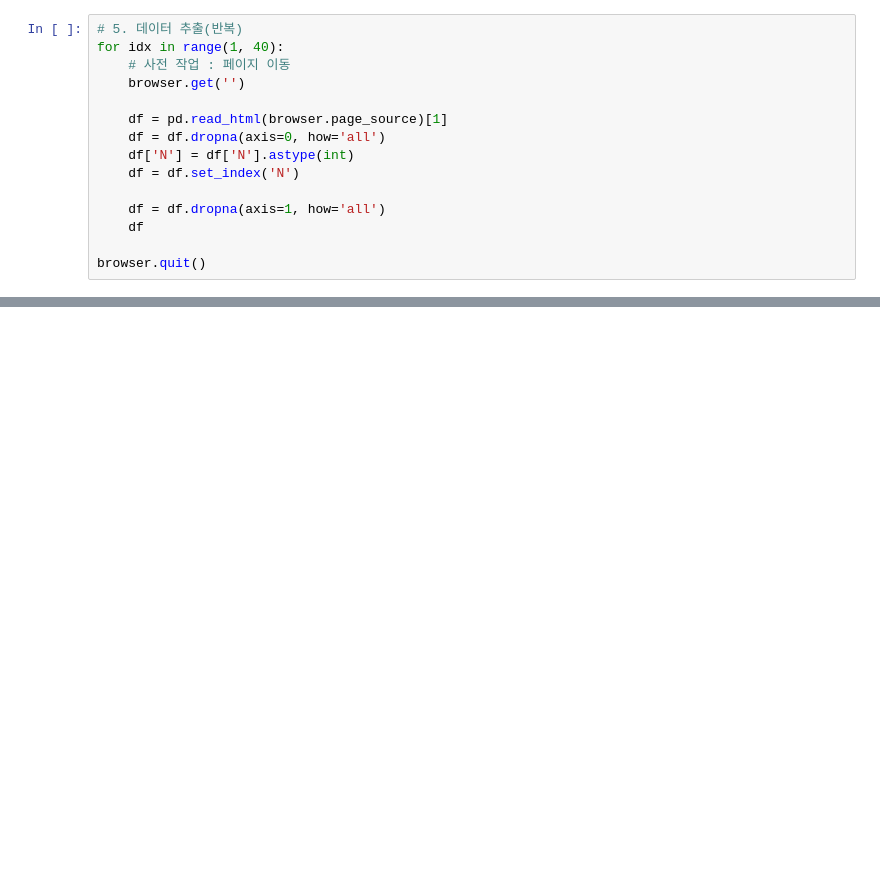
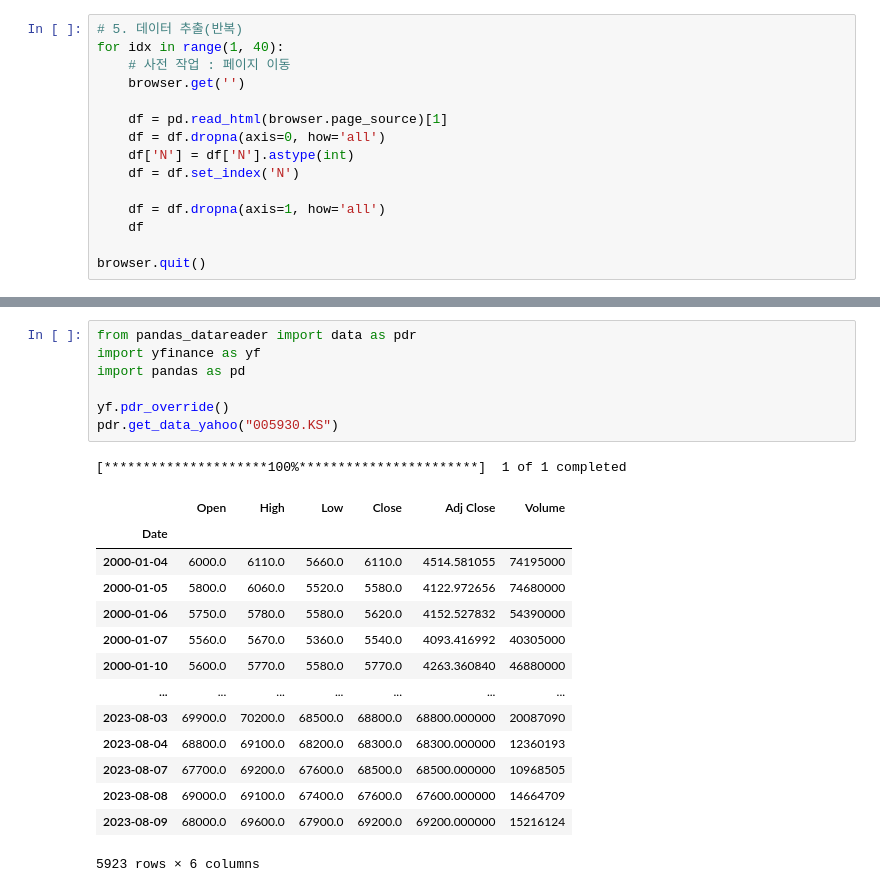
Before and after one commit to che0223/MyStudy, a Jupyter notebook: GongMo&Project/0731FinalProject/stock_price_predict.ipynb, the cells around one changed output, grey strips where cells are left out. Saved outputs shown, nothing was run; the diff lists cells and outputs as text; blank space fills up the shorter version.

```diff
--- a/GongMo&Project/0731FinalProject/stock_price_predict.ipynb
+++ b/GongMo&Project/0731FinalProject/stock_price_predict.ipynb
@@ -93,0 +205,23 @@ browser.quit()
+# %%
+from pandas_datareader import data as pdr
+import yfinance as yf
+import pandas as pd
+
+yf.pdr_override()
+pdr.get_data_yahoo("005930.KS")
+# %% [output]
+[*********************100%***********************]  1 of 1 completed
+|  | Open | High | Low | Close | Adj Close | Volume |
+| Date |  |  |  |  |  |  |
+| 2000-01-04 | 6000.0 | 6110.0 | 5660.0 | 6110.0 | 4514.581055 | 74195000 |
+| 2000-01-05 | 5800.0 | 6060.0 | 5520.0 | 5580.0 | 4122.972656 | 74680000 |
+| 2000-01-06 | 5750.0 | 5780.0 | 5580.0 | 5620.0 | 4152.527832 | 54390000 |
+| 2000-01-07 | 5560.0 | 5670.0 | 5360.0 | 5540.0 | 4093.416992 | 40305000 |
+| 2000-01-10 | 5600.0 | 5770.0 | 5580.0 | 5770.0 | 4263.360840 | 46880000 |
+| ... | ... | ... | ... | ... | ... | ... |
+| 2023-08-03 | 69900.0 | 70200.0 | 68500.0 | 68800.0 | 68800.000000 | 20087090 |
+| 2023-08-04 | 68800.0 | 69100.0 | 68200.0 | 68300.0 | 68300.000000 | 12360193 |
+| 2023-08-07 | 67700.0 | 69200.0 | 67600.0 | 68500.0 | 68500.000000 | 10968505 |
+| 2023-08-08 | 69000.0 | 69100.0 | 67400.0 | 67600.0 | 67600.000000 | 14664709 |
+| 2023-08-09 | 68000.0 | 69600.0 | 67900.0 | 69200.0 | 69200.000000 | 15216124 |
+5923 rows × 6 columns
```
Also changed, not shown: parts of 6 cells of this notebook, 2 other files.
